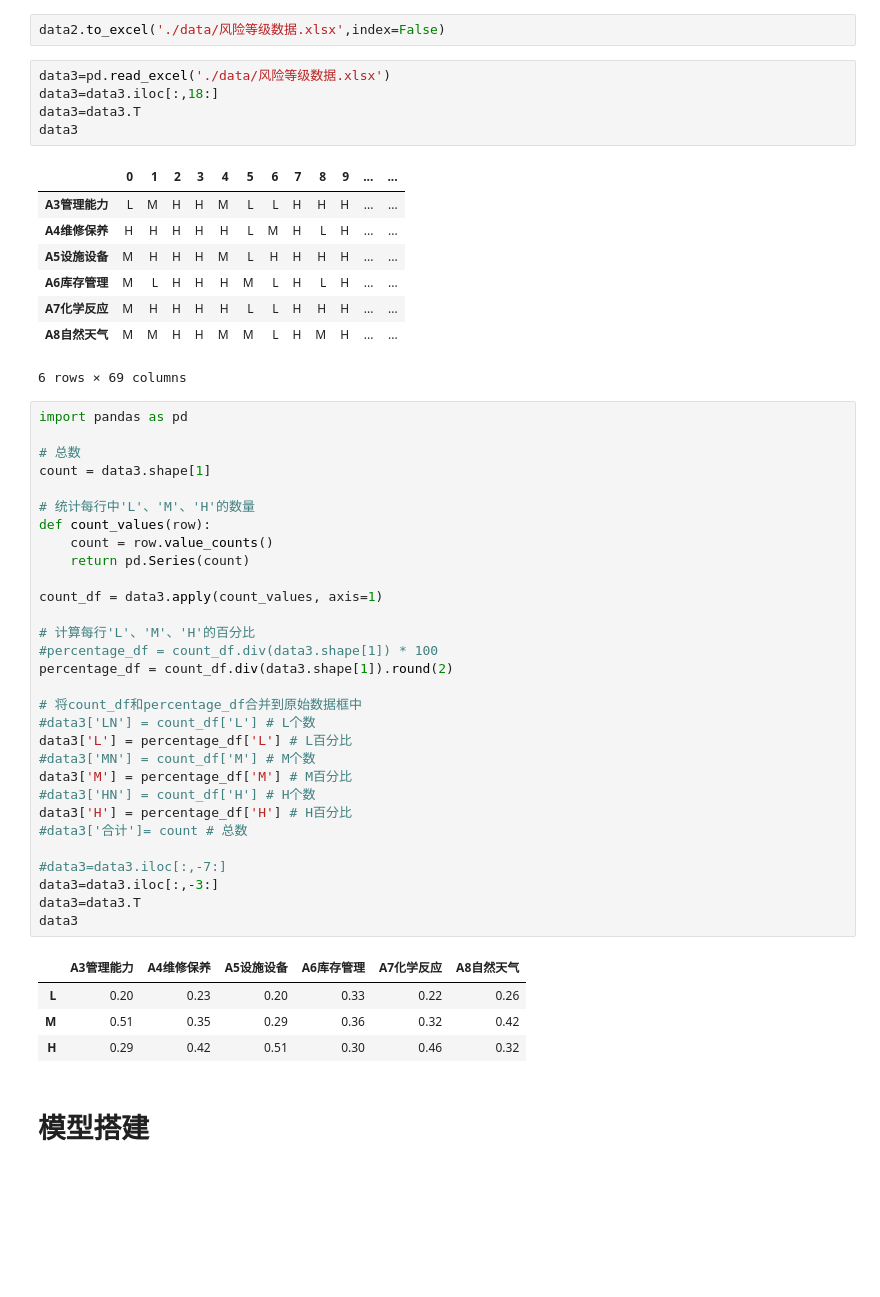
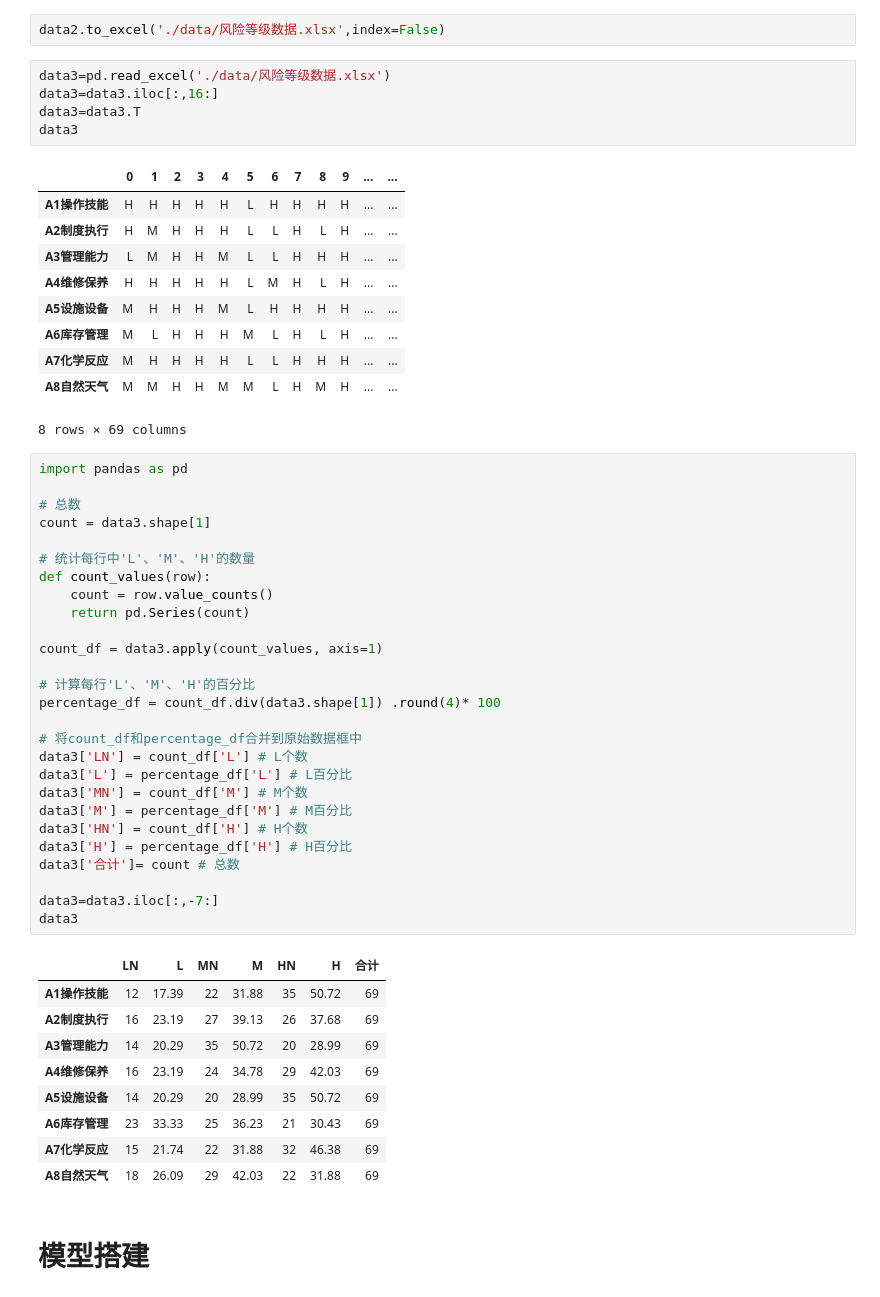
Before and after one commit to Zhou1317fe5/ml-projects, a Jupyter notebook: 贝叶斯危化品仓储风险分析/code/HCSRW_BayesianNetwork.ipynb, the cells around one changed output. Cells and saved outputs as stored; diff of their text form; blank space fills up the shorter version.

```diff
--- a/贝叶斯危化品仓储风险分析/code/HCSRW_BayesianNetwork.ipynb
+++ b/贝叶斯危化品仓储风险分析/code/HCSRW_BayesianNetwork.ipynb
@@ -296,53 +292,57 @@ for _, row in data2.iterrows():
 data2.to_excel('./data/风险等级数据.xlsx',index=False)
 # %%
 data3=pd.read_excel('./data/风险等级数据.xlsx')
-data3=data3.iloc[:,18:]
+data3=data3.iloc[:,16:]
 data3=data3.T
 data3
 # %% [output]
 |  | 0 | 1 | 2 | 3 | 4 | 5 | 6 | 7 | 8 | 9 | ... | ... |
+| A1操作技能 | H | H | H | H | H | L | H | H | H | H | ... | ... |
+| A2制度执行 | H | M | H | H | H | L | L | H | L | H | ... | ... |
 | A3管理能力 | L | M | H | H | M | L | L | H | H | H | ... | ... |
 | A4维修保养 | H | H | H | H | H | L | M | H | L | H | ... | ... |
 | A5设施设备 | M | H | H | H | M | L | H | H | H | H | ... | ... |
 | A6库存管理 | M | L | H | H | H | M | L | H | L | H | ... | ... |
 | A7化学反应 | M | H | H | H | H | L | L | H | H | H | ... | ... |
 | A8自然天气 | M | M | H | H | M | M | L | H | M | H | ... | ... |
-6 rows × 69 columns
+8 rows × 69 columns
 # %%
 import pandas as pd
 
 # 总数
 count = data3.shape[1]
 
 # 统计每行中'L'、'M'、'H'的数量
 def count_values(row):
     count = row.value_counts()
     return pd.Series(count)
 
 count_df = data3.apply(count_values, axis=1)
 
 # 计算每行'L'、'M'、'H'的百分比
-#percentage_df = count_df.div(data3.shape[1]) * 100
-percentage_df = count_df.div(data3.shape[1]).round(2)
+percentage_df = count_df.div(data3.shape[1]) .round(4)* 100
 
 # 将count_df和percentage_df合并到原始数据框中
-#data3['LN'] = count_df['L'] # L个数
+data3['LN'] = count_df['L'] # L个数
 data3['L'] = percentage_df['L'] # L百分比
-#data3['MN'] = count_df['M'] # M个数
+data3['MN'] = count_df['M'] # M个数
 data3['M'] = percentage_df['M'] # M百分比
-#data3['HN'] = count_df['H'] # H个数
+data3['HN'] = count_df['H'] # H个数
 data3['H'] = percentage_df['H'] # H百分比
-#data3['合计']= count # 总数
+data3['合计']= count # 总数
 
-#data3=data3.iloc[:,-7:]
-data3=data3.iloc[:,-3:]
-data3=data3.T
+data3=data3.iloc[:,-7:]
 data3
 # %% [output]
-|  | A3管理能力 | A4维修保养 | A5设施设备 | A6库存管理 | A7化学反应 | A8自然天气 |
-| L | 0.20 | 0.23 | 0.20 | 0.33 | 0.22 | 0.26 |
-| M | 0.51 | 0.35 | 0.29 | 0.36 | 0.32 | 0.42 |
-| H | 0.29 | 0.42 | 0.51 | 0.30 | 0.46 | 0.32 |
+|  | LN | L | MN | M | HN | H | 合计 |
+| A1操作技能 | 12 | 17.39 | 22 | 31.88 | 35 | 50.72 | 69 |
+| A2制度执行 | 16 | 23.19 | 27 | 39.13 | 26 | 37.68 | 69 |
+| A3管理能力 | 14 | 20.29 | 35 | 50.72 | 20 | 28.99 | 69 |
+| A4维修保养 | 16 | 23.19 | 24 | 34.78 | 29 | 42.03 | 69 |
+| A5设施设备 | 14 | 20.29 | 20 | 28.99 | 35 | 50.72 | 69 |
+| A6库存管理 | 23 | 33.33 | 25 | 36.23 | 21 | 30.43 | 69 |
+| A7化学反应 | 15 | 21.74 | 22 | 31.88 | 32 | 46.38 | 69 |
+| A8自然天气 | 18 | 26.09 | 29 | 42.03 | 22 | 31.88 | 69 |
 # %% [markdown]
 # 模型搭建
 # %% [markdown]
```
Also changed, not shown: parts of 11 cells of this notebook, 4 other files.
